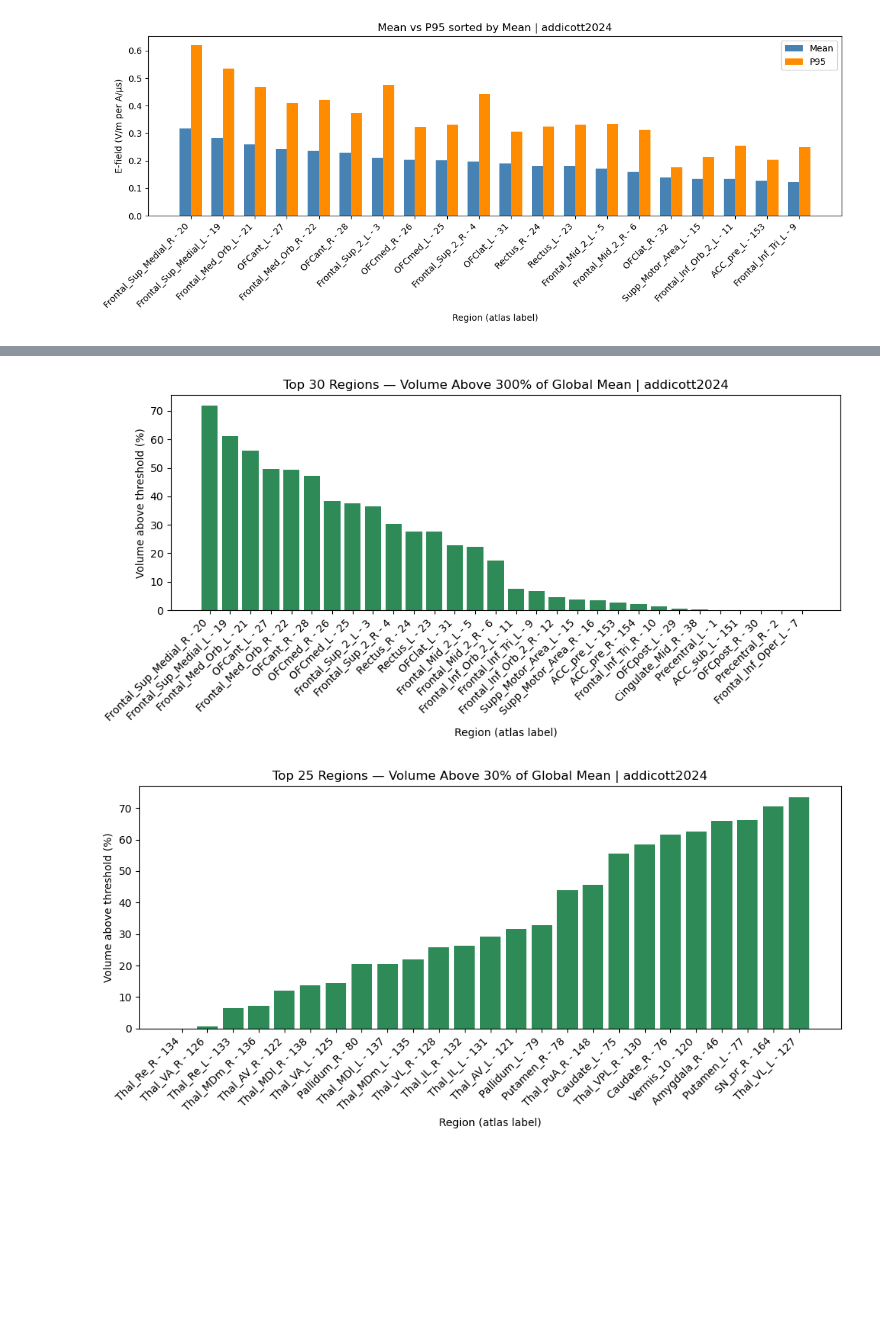
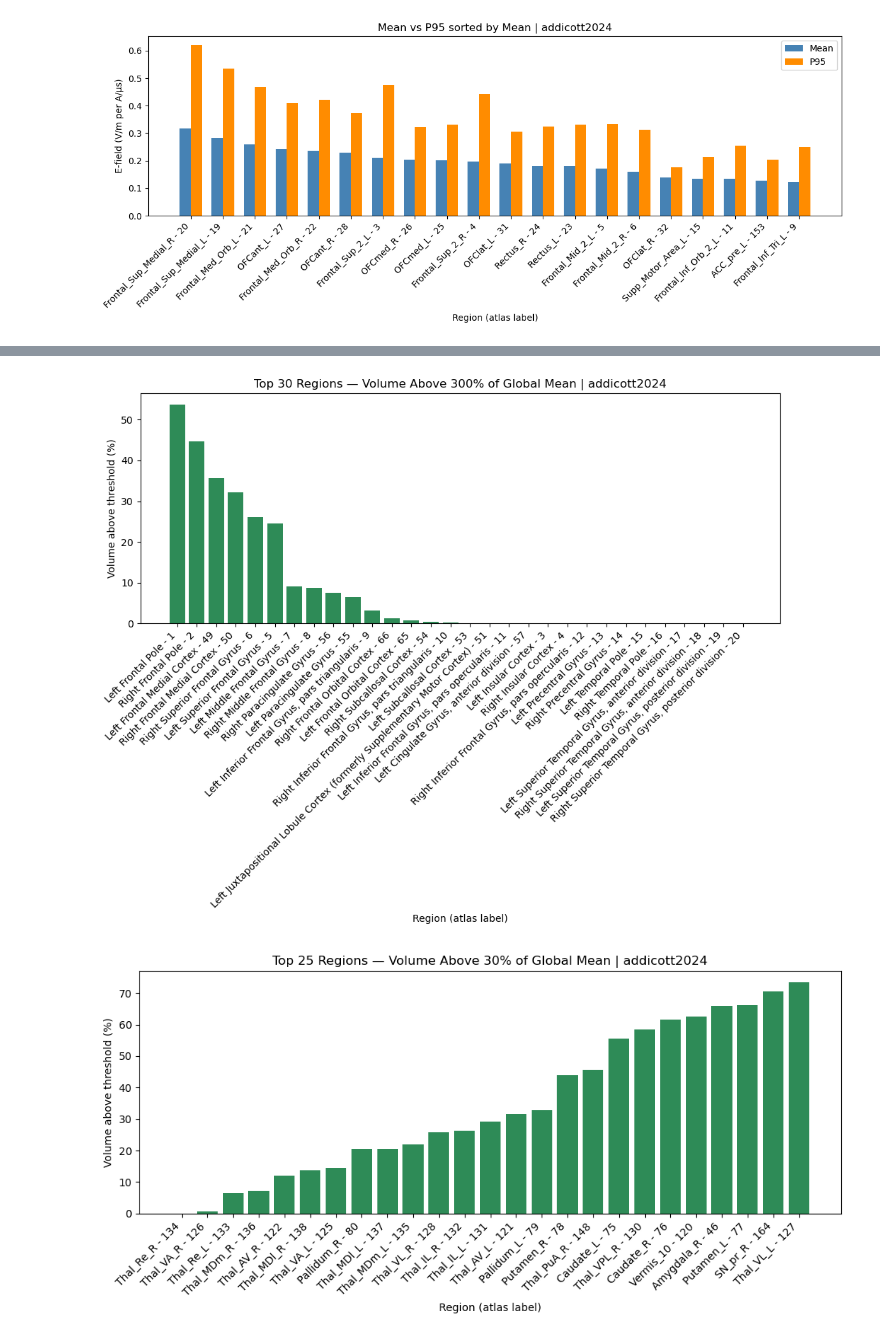
Before and after one commit to BastienBedard/SimNIBS_edits_2026, a Jupyter notebook: analysis/graph_TMS.ipynb, the cells around one changed output, grey strips where cells are left out. Drawn from its saved outputs; the diff is of its cells as text; code cells hidden in the pictures; blank space fills up the shorter version.

```diff
--- a/analysis/graph_TMS.ipynb
+++ b/analysis/graph_TMS.ipynb
@@ -9,4 +9,4 @@ sys.path.append(str(Path.cwd().parent / "analysis"))
 # %%
 # ─── Study id ─────────────────
 study_id = "addicott2024"
-p = ProtocoleAnalysis(study_id=study_id)
+p = ProtocoleAnalysis(study_id=study_id, HO_atlas=True)
@@ -221,25 +224,25 @@ plt.show()
 # %%
 # ── Cellule 6 — Fraction of volume above threshold ────────────────────────────
 n = 30
 threshold_pct=300
 
 top = p.rank_regions(n=n, metric="above_threshold", threshold_pct=threshold_pct)
 region_ids = [r[0] for r in top]
 values     = [r[1] for r in top]
 labels     = p.get_labels_for_regions(region_ids)
 if type(n) is str or n >= 50:
     labels = np.arange(len(top))
 
-plt.figure(figsize=(10, 5))
+plt.figure(figsize=(10, 8))
 plt.bar(labels, values, color="seagreen")
 plt.xticks(rotation=45, ha="right")
 plt.xlabel("Region (atlas label)")
 plt.ylabel("Volume above threshold (%)")
 plt.title(f"Top {n} Regions — Volume Above {threshold_pct}% of Global Mean | {study_id}")
 plt.tight_layout()
 plt.show()
 # %% [output]
-[figure, old version]
+[figure, new version]
 # %%
 # ── Cellule 6 — Fraction of volume above threshold ────────────────────────────
 n = 25
```
Also changed, not shown: parts of 6 cells of this notebook, 3 other files.
